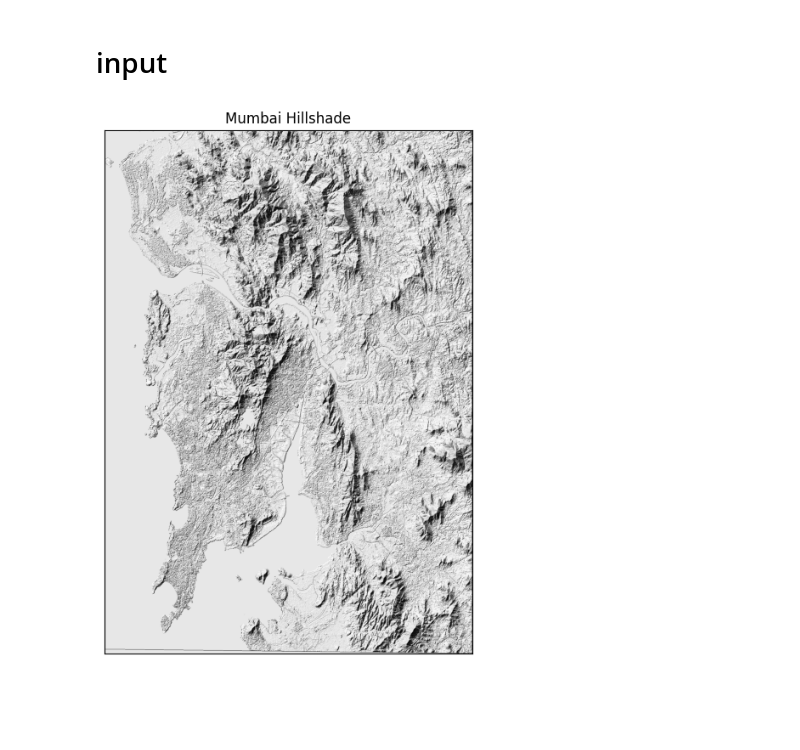
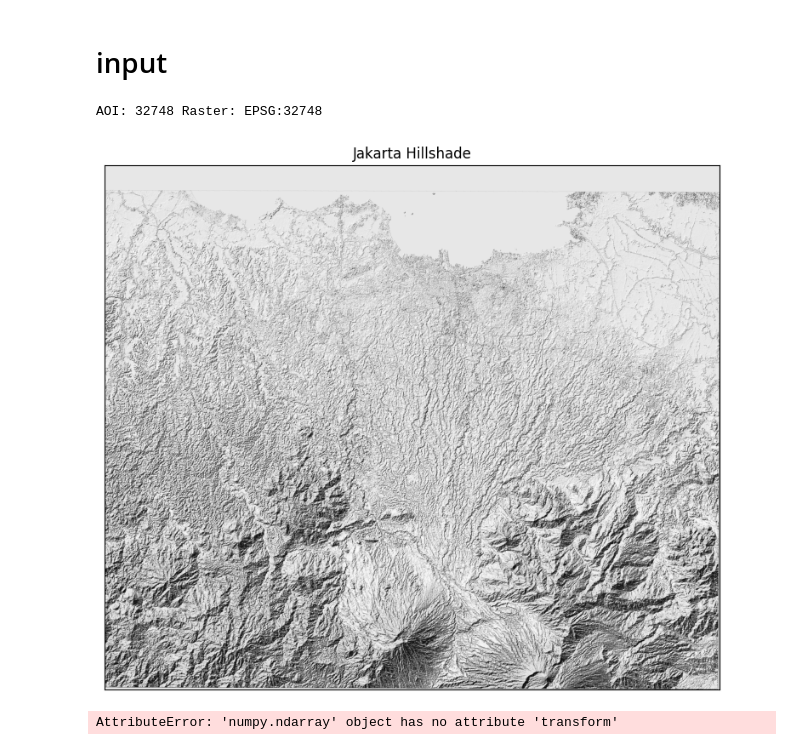
Before and after one commit to alexandrepereiraarq/geo_functions, a Jupyter notebook: src/data/05_calculate_hillshade_slope.ipynb, the cells around one changed output. Cells and saved outputs as stored; diff of their text form; code cells hidden in the pictures; blank space fills up the shorter version.

```diff
--- a/src/data/05_calculate_hillshade_slope.ipynb
+++ b/src/data/05_calculate_hillshade_slope.ipynb
@@ -24,24 +27,55 @@ def slope(array):
 #input a raster file
 raster_path = Path("D:\\Dropbox\\x\\PostDoc\\23 10 LMU\\13 exp_cases\\24 01 Urban SSP MAN MUM JAK\\GIS_temp\\")
 #raster_path = Path('/Users/X/Library/CloudStorage/Dropbox/x/PostDoc/23 10 LMU/13 exp_cases/24 01 Urban SSP MAN MUM JAK/GIS_temp')
-raster_file = 'MUM_DEM_TanDEM_X_30m.tif'
+raster_file = 'JAK_DEM_elevation_TanDEM_X_30m.tif'
 in_raster = rasterio.open(raster_path/raster_file)
+
+AOI_path = Path(r'D:\\Dropbox\\x\\PostDoc\\23 10 LMU\\13 exp_cases\\24 01 Urban SSP MAN MUM JAK\\GIS_temp\\')
+AOI_file = 'JAK_LIM_BoundingBox_AOI_A.shp'
+
+AOI_gdf = gpd.read_file(AOI_path/AOI_file)
+print('AOI:', AOI_gdf.crs.to_epsg(),'Raster:', in_raster.crs)
+# %% [output]
+AOI: 32748 Raster: EPSG:32748
 # %%
 # calculate hillshade with earthpy
 dem = in_raster.read(1)
 
 #with help from [Charlotta Mirbach](https://gitlab.lrz.de/00000000013642E5)
 hillshade = es.hillshade(dem, azimuth=315, altitude=45)
-ep.plot_bands(
+eps.plot_bands(
     hillshade,
     cbar=False,
-    title="Mumbai Hillshade",
+    title="Jakarta Hillshade",
     figsize=(10, 8)
 )
 
 plt.show()
 # %% [output]
-[figure, old version]
+[figure, new version]
+# %%
+# export hillshade
+
+#setting up the output file
+out_path = Path(r'D:\\Dropbox\\x\\PostDoc\\23 10 LMU\\13 exp_cases\\24 01 Urban SSP MAN MUM JAK\\GIS_temp\\')
+out_file = 'JAK_DEM_hillshade_TanDEM_X_30m.tif'
+out_url = out_path/out_file
+
+AOI_geom = AOI_gdf.geometry
+clipped_array, clipped_transform = mask(dataset=hillshade, shapes=AOI_geom, crop=True, nodata=0, all_touched=True, invert=False) #, pad=False, pad_width=0.5
+
+out_meta = in_raster.meta.copy()
+out_meta.update({"driver": "GTiff",
+                 'dtype': rasterio.float32,
+                 "height": clipped_array.shape[1],
+                 "width": clipped_array.shape[2],
+                 "transform": clipped_transform,
+                 "nodata": 0})
+
+with rasterio.open(out_url, "w", **out_meta) as dest:
+    dest.write(hillshade)
+# %% [output]
+AttributeError: 'numpy.ndarray' object has no attribute 'transform'
 # %%
 #calculate slope with earthpy
 
```
Also changed, not shown: parts of 2 cells of this notebook, 11 other files.
